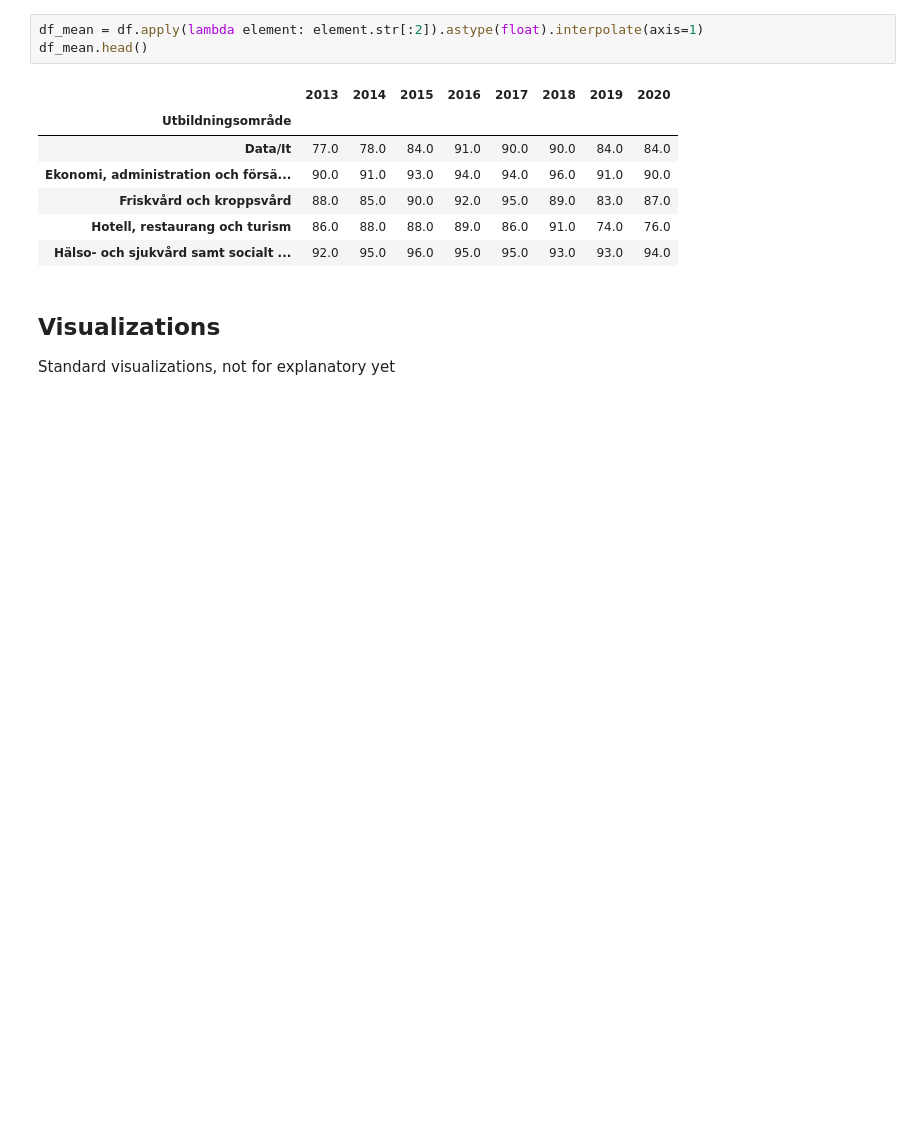
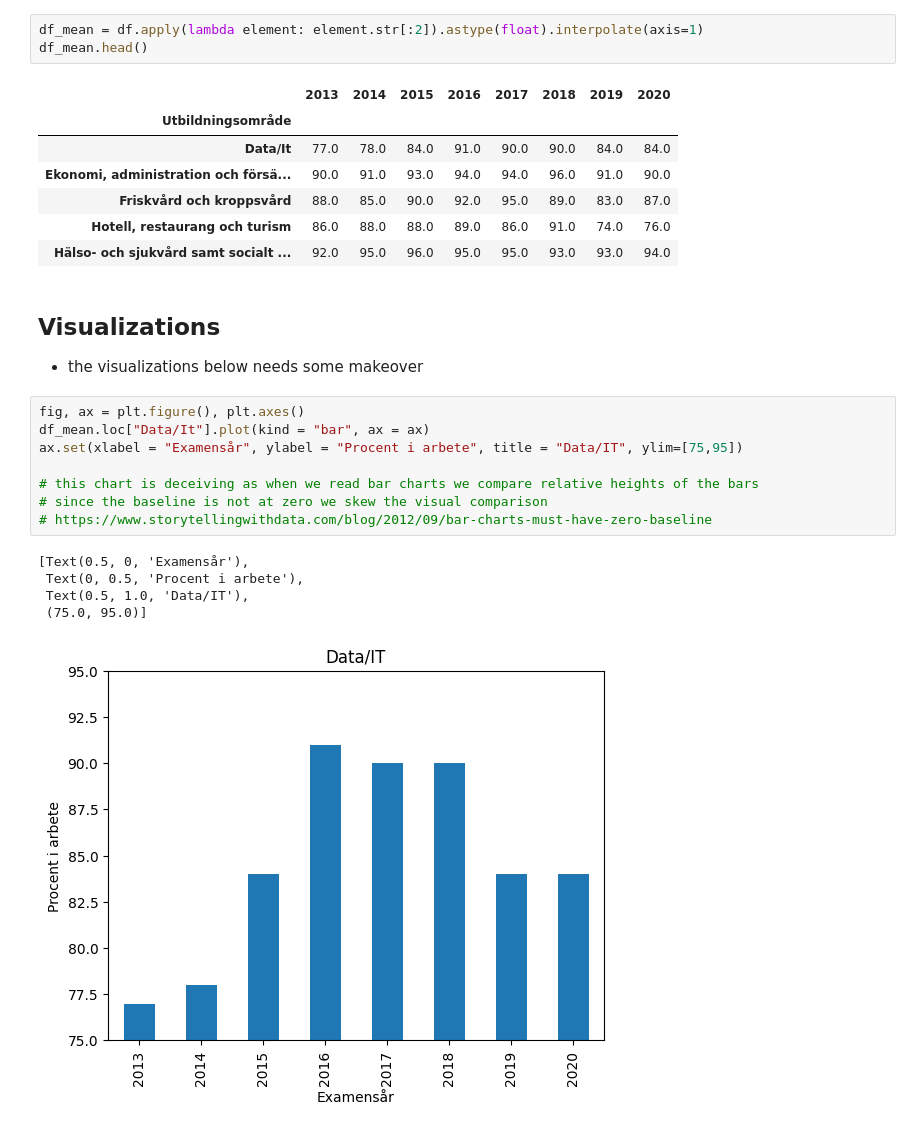
Before and after one commit to kokchun/PrataData, a Jupyter notebook: MYH/exploring_sysselsattning.ipynb, the cells around one changed output. Drawn from its saved outputs; the diff is of its cells as text; blank space fills up the shorter version.

```diff
--- a/MYH/exploring_sysselsattning.ipynb
+++ b/MYH/exploring_sysselsattning.ipynb
@@ -61,7 +61,21 @@ df_mean.head()
 | Friskvård och kroppsvård | 88.0 | 85.0 | 90.0 | 92.0 | 95.0 | 89.0 | 83.0 | 87.0 |
 | Hotell, restaurang och turism | 86.0 | 88.0 | 88.0 | 89.0 | 86.0 | 91.0 | 74.0 | 76.0 |
 | Hälso- och sjukvård samt socialt ... | 92.0 | 95.0 | 96.0 | 95.0 | 95.0 | 93.0 | 93.0 | 94.0 |
-# %% [markdown]
-## Visualizations
-
-Standard visualizations, not for explanatory yet
+# %% [markdown]
+## Visualizations
+
+- the visualizations below needs some makeover
+# %%
+fig, ax = plt.figure(), plt.axes()
+df_mean.loc["Data/It"].plot(kind = "bar", ax = ax)
+ax.set(xlabel = "Examensår", ylabel = "Procent i arbete", title = "Data/IT", ylim=[75,95])
+
+# this chart is deceiving as when we read bar charts we compare relative heights of the bars
+# since the baseline is not at zero we skew the visual comparison
+# https://www.storytellingwithdata.com/blog/2012/09/bar-charts-must-have-zero-baseline
+# %% [output]
+[Text(0.5, 0, 'Examensår'),
+ Text(0, 0.5, 'Procent i arbete'),
+ Text(0.5, 1.0, 'Data/IT'),
+ (75.0, 95.0)]
+[figure, added]
```
Also changed, not shown: parts of 4 cells of this notebook.
